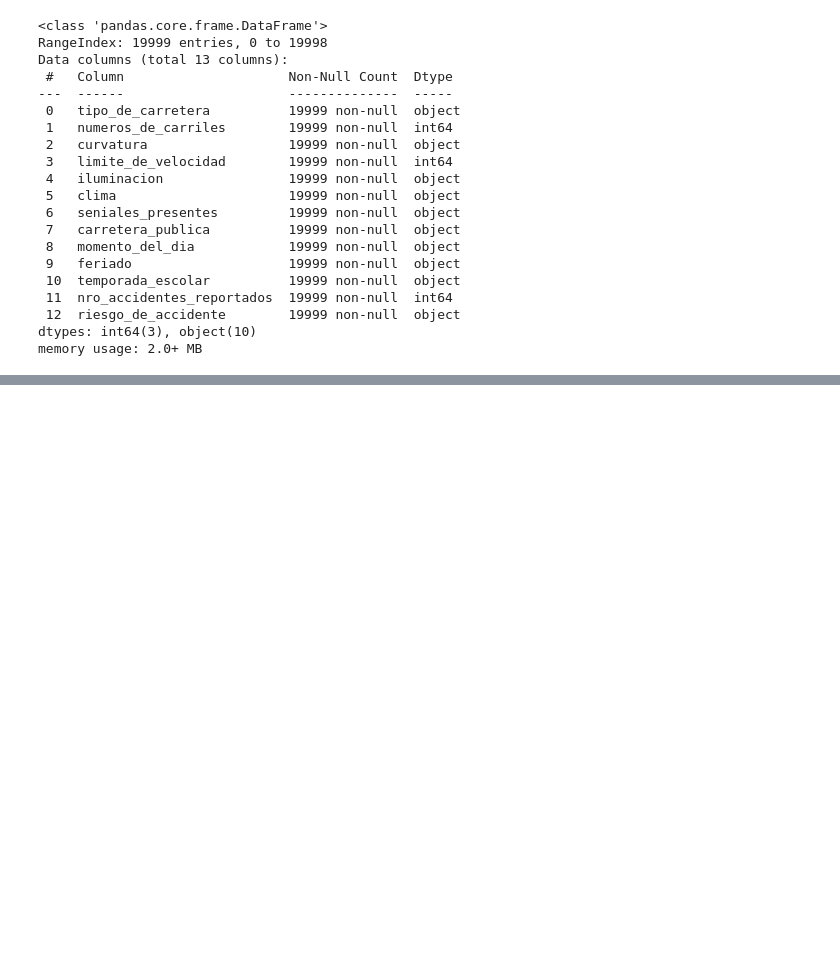
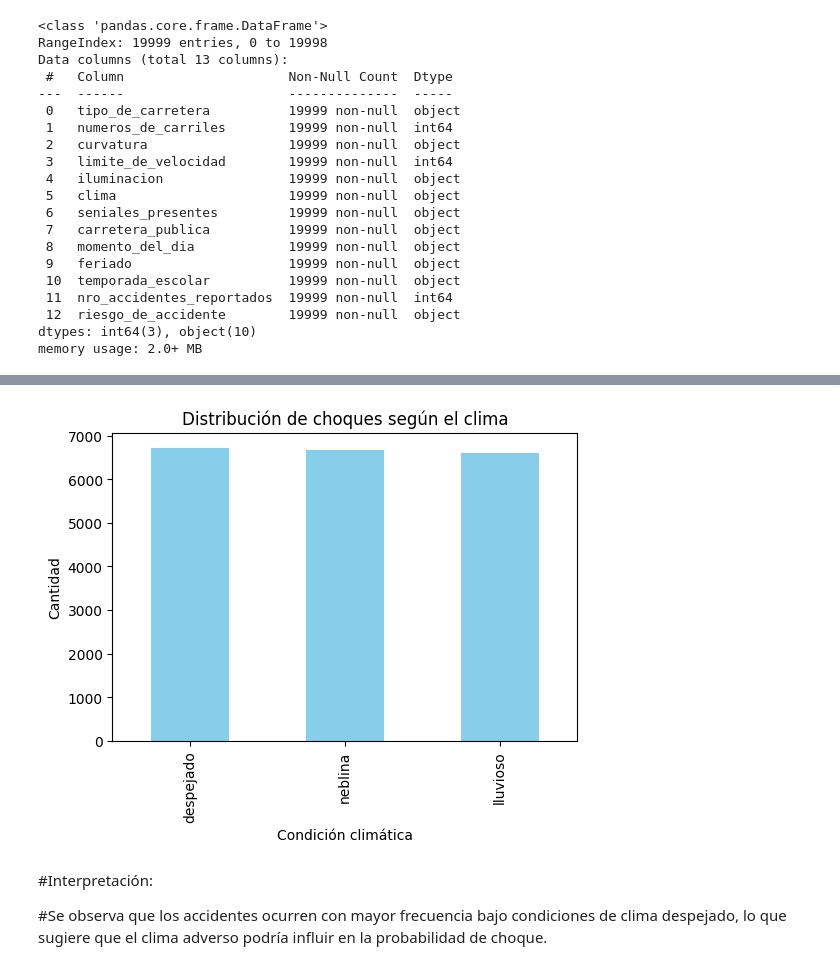
Before and after one commit to valentinreal2006-png/proyecto_data_science, a Jupyter notebook: Proyecto_parte_1.ipynb, the cells around one changed output, grey strips where cells are left out. Drawn from its saved outputs; the diff is of its cells as text; code cells hidden in the pictures; blank space fills up the shorter version.

```diff
--- a/Proyecto_parte_1.ipynb
+++ b/Proyecto_parte_1.ipynb
@@ -40,0 +61,13 @@ memory usage: 2.0+ MB
+# %%
+plt.figure(figsize=(6,4))
+df['clima'].value_counts().plot(kind='bar', color='skyblue')
+plt.title('Distribución de choques según el clima')
+plt.xlabel('Condición climática')
+plt.ylabel('Cantidad')
+plt.show()
+# %% [output]
+[figure, added]
+# %% [markdown]
+#Interpretación:
+
+#Se observa que los accidentes ocurren con mayor frecuencia bajo condiciones de clima despejado, lo que sugiere que el clima adverso podría influir en la probabilidad de choque.
```
Also changed, not shown: parts of 2 cells of this notebook.
